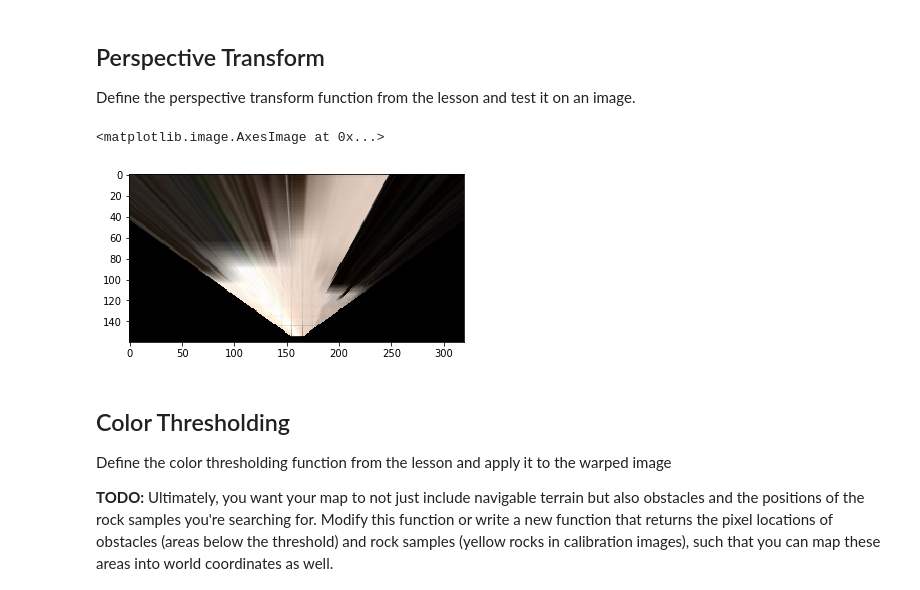
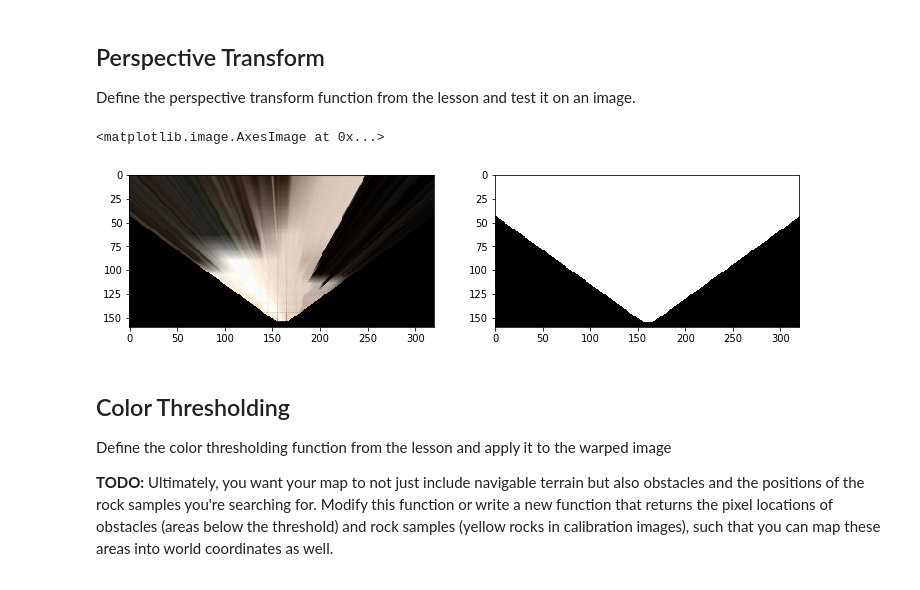
Before and after one commit to stBecker/RoboND-Rover-Project, a Jupyter notebook: code/Rover_Project_Test_Notebook.ipynb, the cells around one changed output. Drawn from its saved outputs; the diff is of its cells as text; code cells hidden in the pictures.

```diff
--- a/code/Rover_Project_Test_Notebook.ipynb
+++ b/code/Rover_Project_Test_Notebook.ipynb
@@ -108,8 +108,10 @@ def perspect_transform(img, src, dst):
 
     M = cv2.getPerspectiveTransform(src, dst)
     warped = cv2.warpPerspective(img, M, (img.shape[1], img.shape[0]))# keep same size as input image
-
-    return warped
+    # get a mask of the camera field of view
+    # we don't want to map something as an obstacle, just because we cant see it on the camera image
+    mask = cv2.warpPerspective(np.ones_like(img[:,:,0]), M, (img.shape[1], img.shape[0]))
+    return warped, mask
 
 
 # Define calibration box in source (actual) and destination (desired) coordinates
@@ -126,13 +128,17 @@
                   [image.shape[1]/2 + dst_size, image.shape[0] - bottom_offset],
                   [image.shape[1]/2 + dst_size, image.shape[0] - 2*dst_size - bottom_offset],
                   [image.shape[1]/2 - dst_size, image.shape[0] - 2*dst_size - bottom_offset],
                   ])
-warped = perspect_transform(grid_img, source, destination)
+warped, mask = perspect_transform(grid_img, source, destination)
+fig = plt.figure(figsize=(12,3))
+plt.subplot(121)
 plt.imshow(warped)
+plt.subplot(122)
+plt.imshow(mask, cmap="gray")
 #scipy.misc.imsave('../output/warped_example.jpg', warped)
 # %% [output]
 <matplotlib.image.AxesImage at 0x...>
-[figure, old version]
+[figure, new version]
 # %% [markdown]
 ## Color Thresholding
 Define the color thresholding function from the lesson and apply it to the warped image
```
Also changed, not shown: parts of 5 cells of this notebook, 6 other files.
